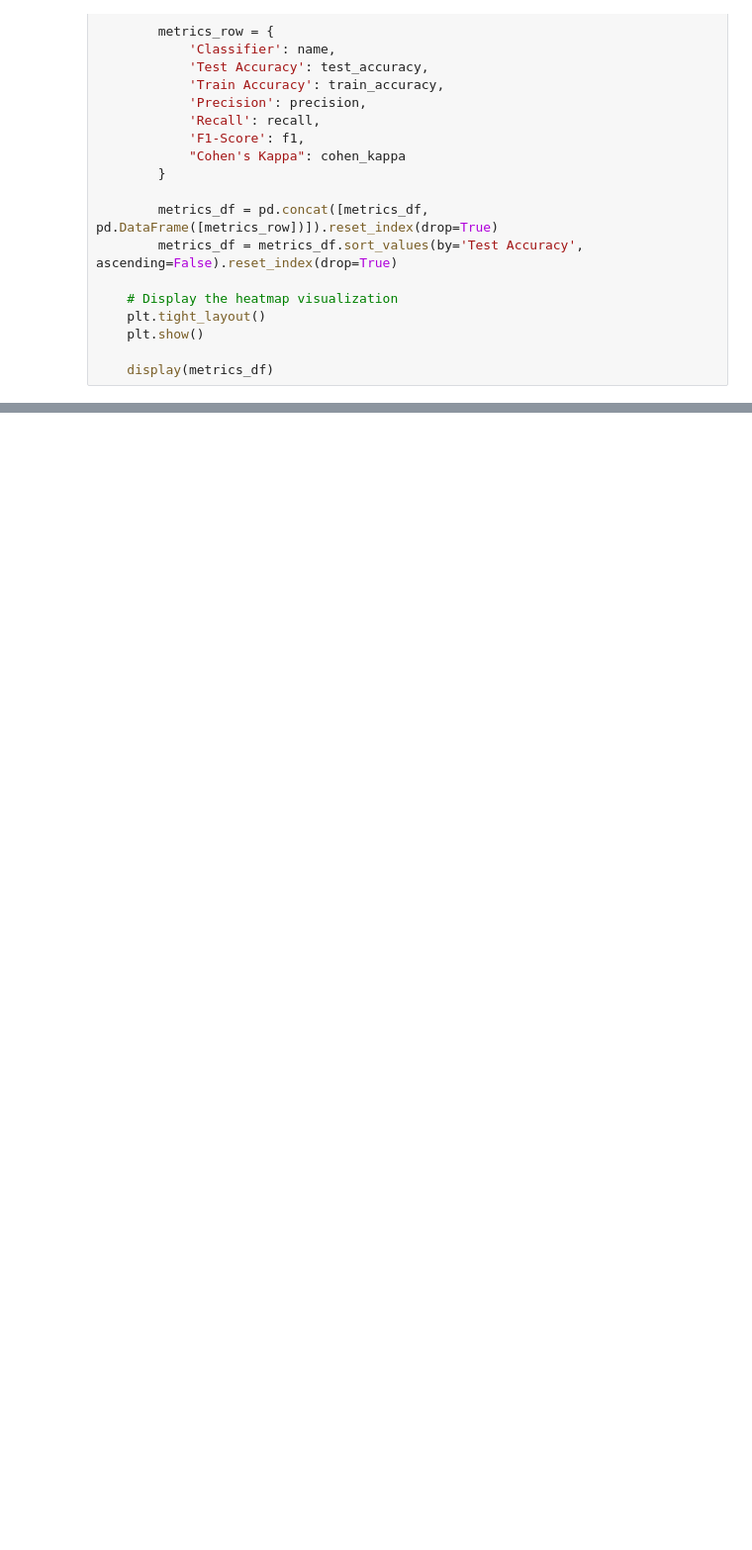
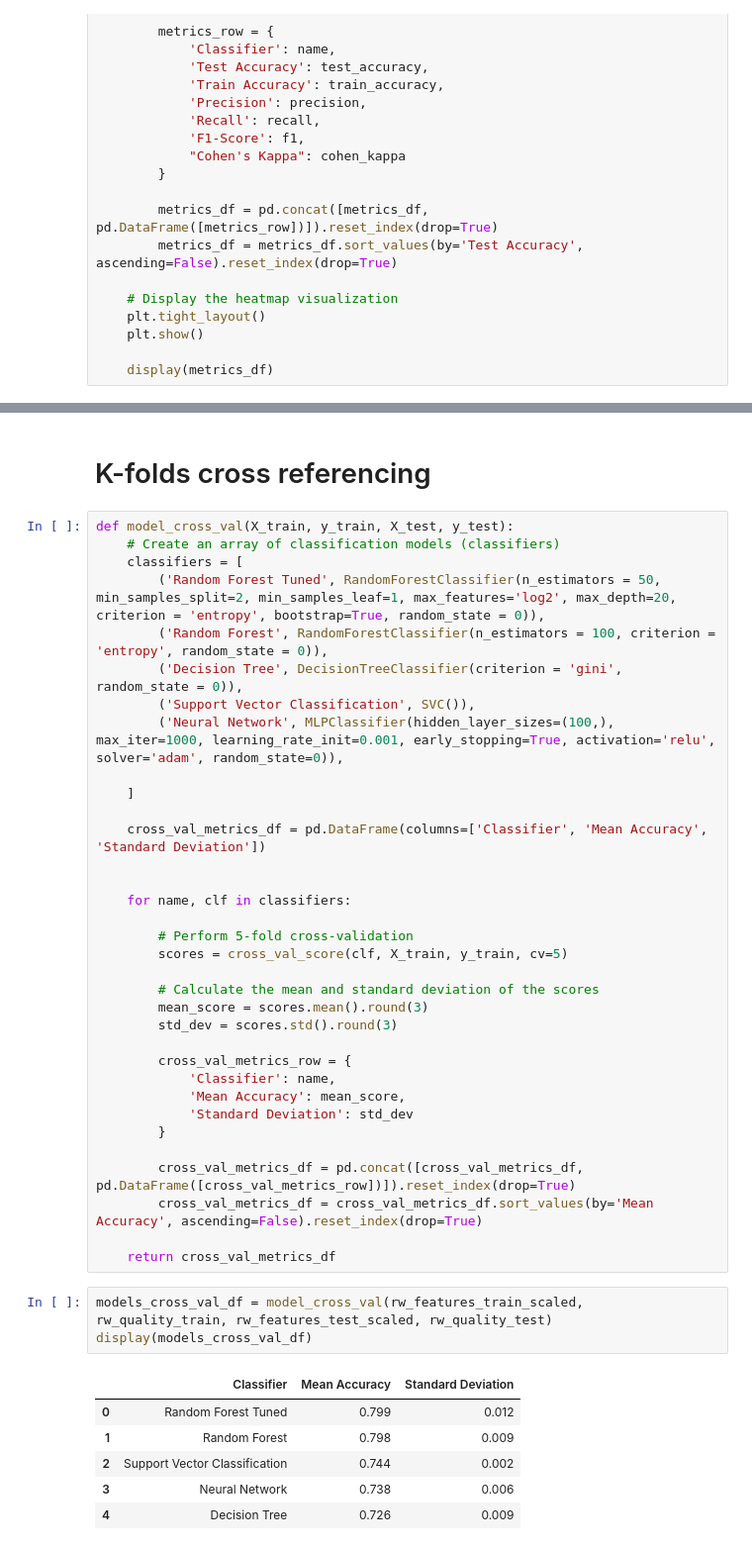
Before and after one commit to Paul-Sabin/BlueBerry-Winery, a Jupyter notebook: RW_random_forest.ipynb, the cells around one changed output, grey strips where cells are left out. Shown at 99% size. Drawn from its saved outputs; the diff is of its cells as text; blank space fills up the shorter version.

```diff
--- a/RW_random_forest.ipynb
+++ b/RW_random_forest.ipynb
@@ -175,3 +159,49 @@ model_accuracy_comparison(rw_features_train_scaled, rw_quality_train, rw_feature
 | 2 | Decision Tree | 75.00 | 100.00 | 75.17 | 75.00 | 75.07 | 0.48 |
 | 3 | Support Vector Classification | 74.18 | 77.62 | 70.39 | 74.18 | 71.91 | 0.40 |
 | 4 | Neural Network | 72.96 | 72.28 | 69.07 | 72.96 | 70.09 | 0.35 |
+# %% [markdown]
+# K-folds cross referencing
+# %%
+def model_cross_val(X_train, y_train, X_test, y_test):
+    # Create an array of classification models (classifiers)
+    classifiers = [
+        ('Random Forest Tuned', RandomForestClassifier(n_estimators = 50, min_samples_split=2, min_samples_leaf=1, max_features='log2', max_depth=20, criterion = 'entropy', bootstrap=True, random_state = 0)),
+        ('Random Forest', RandomForestClassifier(n_estimators = 100, criterion = 'entropy', random_state = 0)),
+        ('Decision Tree', DecisionTreeClassifier(criterion = 'gini', random_state = 0)),
+        ('Support Vector Classification', SVC()),
+        ('Neural Network', MLPClassifier(hidden_layer_sizes=(100,), max_iter=1000, learning_rate_init=0.001, early_stopping=True, activation='relu', solver='adam', random_state=0)),
+
+    ]
+
+    cross_val_metrics_df = pd.DataFrame(columns=['Classifier', 'Mean Accuracy', 'Standard Deviation'])
+
+
+    for name, clf in classifiers:
+
+        # Perform 5-fold cross-validation
+        scores = cross_val_score(clf, X_train, y_train, cv=5)
+
+        # Calculate the mean and standard deviation of the scores
+        mean_score = scores.mean().round(3)
+        std_dev = scores.std().round(3)
+
+        cross_val_metrics_row = {
+            'Classifier': name,
+            'Mean Accuracy': mean_score,
+            'Standard Deviation': std_dev
+        }
+
+        cross_val_metrics_df = pd.concat([cross_val_metrics_df, pd.DataFrame([cross_val_metrics_row])]).reset_index(drop=True)
+        cross_val_metrics_df = cross_val_metrics_df.sort_values(by='Mean Accuracy', ascending=False).reset_index(drop=True)
+
+    return cross_val_metrics_df
+# %%
+models_cross_val_df = model_cross_val(rw_features_train_scaled, rw_quality_train, rw_features_test_scaled, rw_quality_test)
+display(models_cross_val_df)
+# %% [output]
+|  | Classifier | Mean Accuracy | Standard Deviation |
+| 0 | Random Forest Tuned | 0.799 | 0.012 |
+| 1 | Random Forest | 0.798 | 0.009 |
+| 2 | Support Vector Classification | 0.744 | 0.002 |
+| 3 | Neural Network | 0.738 | 0.006 |
+| 4 | Decision Tree | 0.726 | 0.009 |
```
Also changed, not shown: parts of 2 cells of this notebook, 1 other file.
